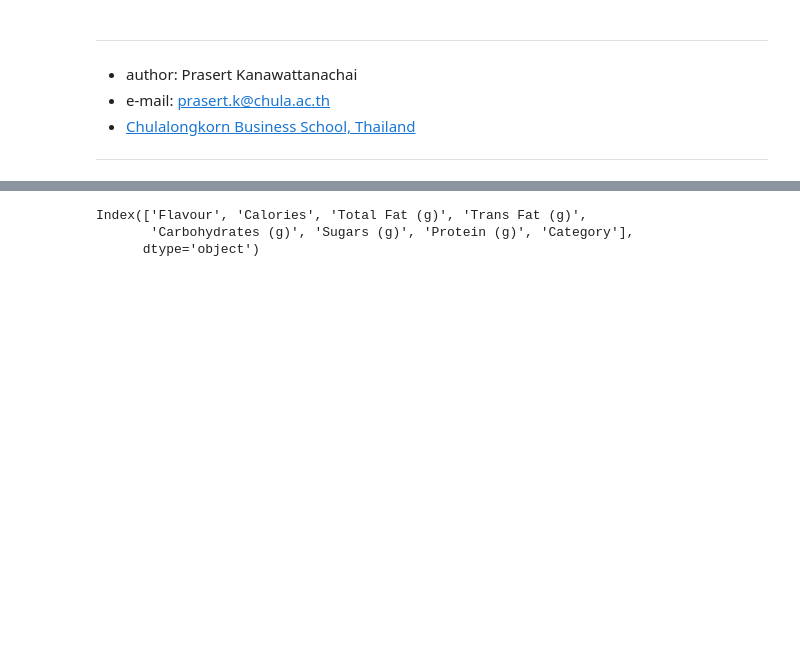
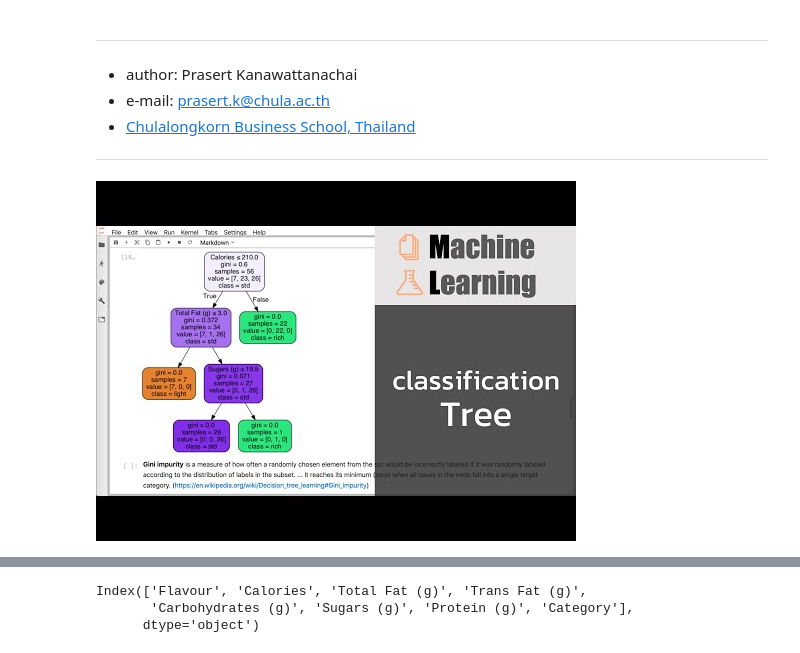
Before and after one commit to prasertcbs/scikitlearn_tutorial, a Jupyter notebook: notebook/sklearn_decisiontree_baskin_robbins.ipynb, the cells around one changed output, grey strips where cells are left out. Drawn from its saved outputs; the diff is of its cells as text; code cells hidden in the pictures; blank space fills up the shorter version.

```diff
--- a/notebook/sklearn_decisiontree_baskin_robbins.ipynb
+++ b/notebook/sklearn_decisiontree_baskin_robbins.ipynb
@@ -8,6 +8,11 @@
 * e-mail: prasert.k@chula.ac.th
 * [Chulalongkorn Business School, Thailand](https://www.cbs.chula.ac.th/en/home/)
 ---
+# %%
+from IPython.display import YouTubeVideo
+YouTubeVideo('CrlmjqHXhqI', width=720, height=405)
+# %% [output]
+[figure, added]
 # %%
 import pandas as pd
 import seaborn as sns
```
Also changed, not shown: parts of 10 cells of this notebook.
